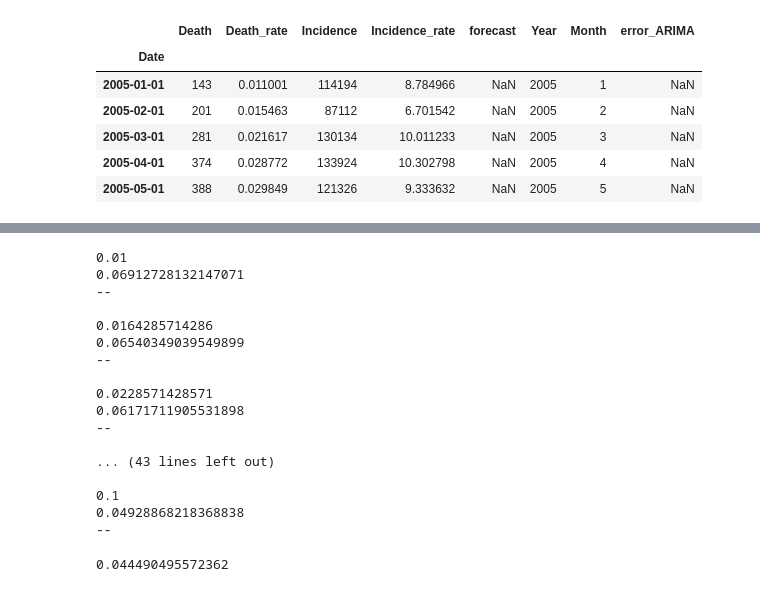
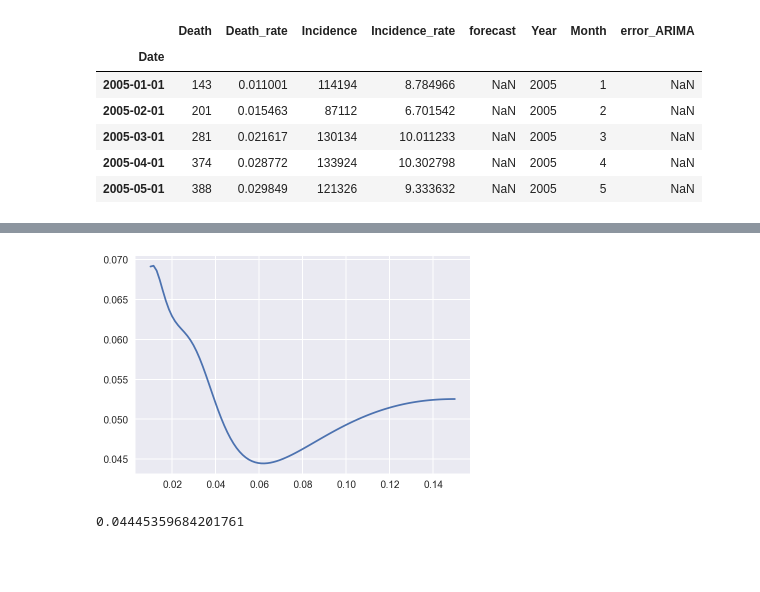
Before and after one commit to lihengtianxia/TB_Nation, a Jupyter notebook: Seasonal/04-SARIMA-GRNN.ipynb, the cells around one changed output, grey strips where cells are left out. Cells and saved outputs as stored; diff of their text form; code cells hidden in the pictures; blank space fills up the shorter version.

```diff
--- a/Seasonal/04-SARIMA-GRNN.ipynb
+++ b/Seasonal/04-SARIMA-GRNN.ipynb
@@ -41,34 +42,20 @@ def try_std(x):
     nn = grnn(std =x ,verbose=False)
     nn.train(x_train,y_train)
     y_pred = nn.predict(x_test)
-    print(mse(y_pred,y_test))
+    return mse(y_pred,y_test)
-# %%
-for x in np.linspace(0.01,0.1,15):
-        print(x)
-        try_std(x)
-        print('--\n')
-# %% [output]
-0.01
-0.06912728132147071
---
-
-0.0164285714286
-0.06540349039549899
---
-
-0.0228571428571
-0.06171711905531898
---
-
-... (43 lines left out)
-
-0.1
-0.04928868218368838
---
+# %%
+index = np.linspace(0.01,0.15,100)
+error = [try_std(x) for x in np.linspace(0.01,0.15,100)]
+# %%
+fig = plt.figure()
+plt.plot(index,error)
+fig.savefig('error.png',dpi=300)
+# %% [output]
+[figure, added]
 # %%
-try_std(x=0.064)
+try_std(x=0.0615)
 # %% [output]
-0.044490495572362
+0.04445359684201761
 # %%
 mod_GRNN = grnn(std = 0.0615 ,verbose=False)
 mod_GRNN.train(x_train,y_train)
```
Also changed, not shown: parts of 3 cells of this notebook, 4 other files.
